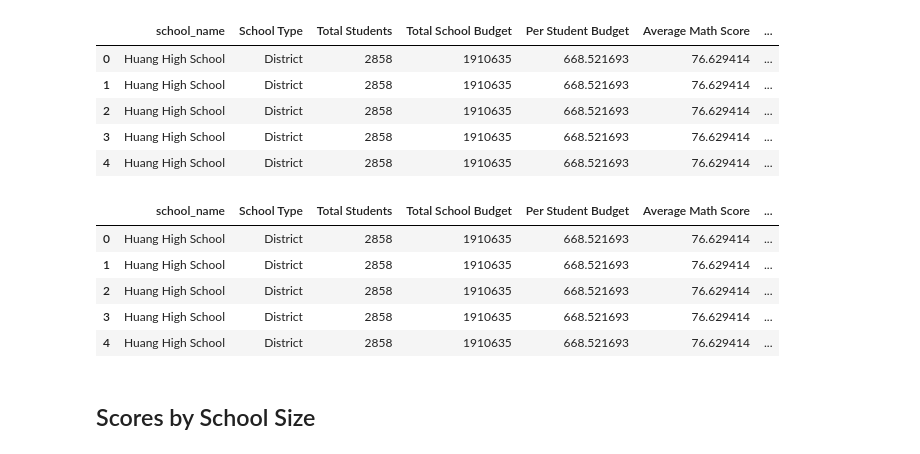
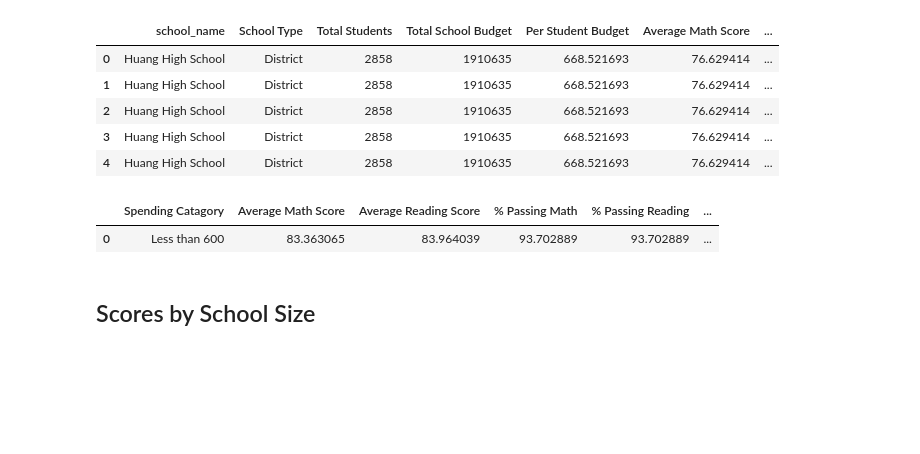
Before and after one commit to hamiltojogo/pandas-challenge, a Jupyter notebook: PyCitySchools_starter.ipynb, the cells around one changed output. Cells and saved outputs as stored; diff of their text form; code cells hidden in the pictures; blank space fills up the shorter version.

Commit message:
started score by school funding

```diff
--- a/PyCitySchools_starter.ipynb
+++ b/PyCitySchools_starter.ipynb
@@ -814,18 +830,59 @@ SchoolSummary_StudentData_df.head()
 | 3 | Huang High School | District | 2858 | 1910635 | 668.521693 | 76.629414 | ... |
 | 4 | Huang High School | District | 2858 | 1910635 | 668.521693 | 76.629414 | ... |
 # %%
+#create bins for funding
 bins = [0, 600, 625, 650, 675]
-binnames = ['Less than $600', '$600-$625', '$626-$650', 'Greater than $650']
+binnames = ['Less than  600', '600- 625', '626- 650', '𝐺𝑟𝑒𝑎𝑡𝑒𝑟 𝑡ℎ𝑎𝑛 650']
 
 SchoolSummary_StudentData_df['Spending Catagory'] = pd.cut(SchoolSummary_StudentData_df['Per Student Budget'], bins, labels= binnames, include_lowest=True )
+
 SchoolSummary_StudentData_df.head()
+
+Less600_df = SchoolSummary_StudentData_df.loc[SchoolSummary_StudentData_df['Spending Catagory'] == 'Less than  600']
+
+Less600_df = pd.DataFrame(Less600_df)
+
+Less600_df.head()
+
+TotalStudentsLess600 = len(Less600_df)
+
+TotalStudentsLess600
+
+MathPassingLess600_df = Less600_df.loc[Less600_df['math_score'] >=70]
+
+MathPassingLess600_df
+
+TotalMathPassingLess600 = len(MathPassingLess600_df)
+
+TotalMathPassingLess600
+
+PercentMathPassingLess600 = (TotalMathPassingLess600/TotalStudentsLess600)*100
+
+ReadingPassingLess600_df = Less600_df.loc[Less600_df['reading_score'] >=70]
+
+TotalReadingPassingLess600 = len(ReadingPassingLess600_df)
+
+TotalReadingPassingLess600
+
+PercentReadingPassingLess600 = (TotalMathPassingLess600/TotalStudentsLess600)*100
+
+AverageMathLess600 = Less600_df['math_score'].mean()
+AverageReadingLess600 = Less600_df['reading_score'].mean()
+OverallPassingLess600 = ((PercentMathPassingLess600 + PercentReadingPassingLess600)/2)
-# %% [output]
-|  | school_name | School Type | Total Students | Total School Budget | Per Student Budget | Average Math Score | ... |
-| 0 | Huang High School | District | 2858 | 1910635 | 668.521693 | 76.629414 | ... |
-| 1 | Huang High School | District | 2858 | 1910635 | 668.521693 | 76.629414 | ... |
-| 2 | Huang High School | District | 2858 | 1910635 | 668.521693 | 76.629414 | ... |
-| 3 | Huang High School | District | 2858 | 1910635 | 668.521693 | 76.629414 | ... |
-| 4 | Huang High School | District | 2858 | 1910635 | 668.521693 | 76.629414 | ... |
+# %%
+#Scores by School Spending Table
+
+Scores_by_Spending = pd.DataFrame({'Spending Catagory':['Less than  600'],
+    'Average Math Score': [AverageMathLess600],
+    'Average Reading Score': [AverageReadingLess600],
+    '% Passing Math': [PercentMathPassingLess600],
+    '% Passing Reading': [PercentReadingPassingLess600],
+    'Overall Passing Rate': [OverallPassingLess600]})
+
+Scores_by_Spending
+# %% [output]
+|  | Spending Catagory | Average Math Score | Average Reading Score | % Passing Math | % Passing Reading | ... |
+| 0 | Less than 600 | 83.363065 | 83.964039 | 93.702889 | 93.702889 | ... |
 # %% [markdown]
 ## Scores by School Size
 # %% [markdown]
```
Also changed, not shown: parts of 4 cells of this notebook.
